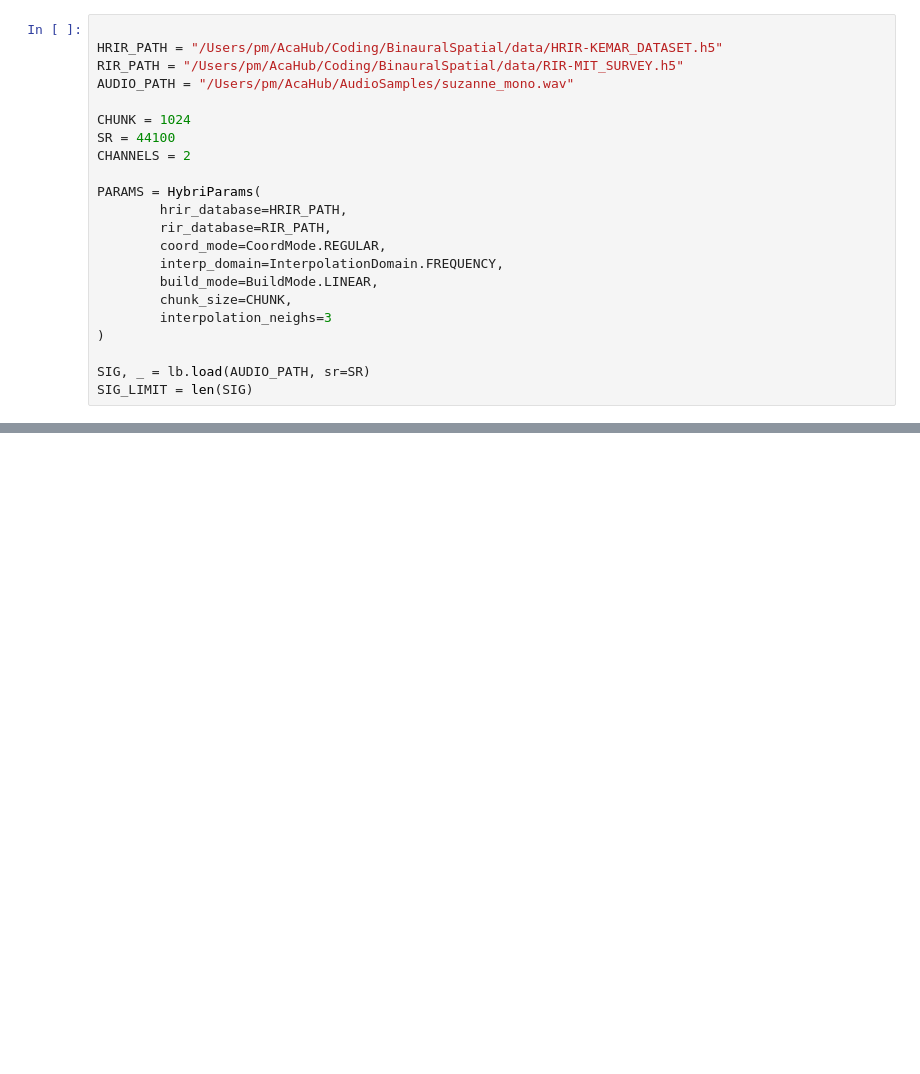
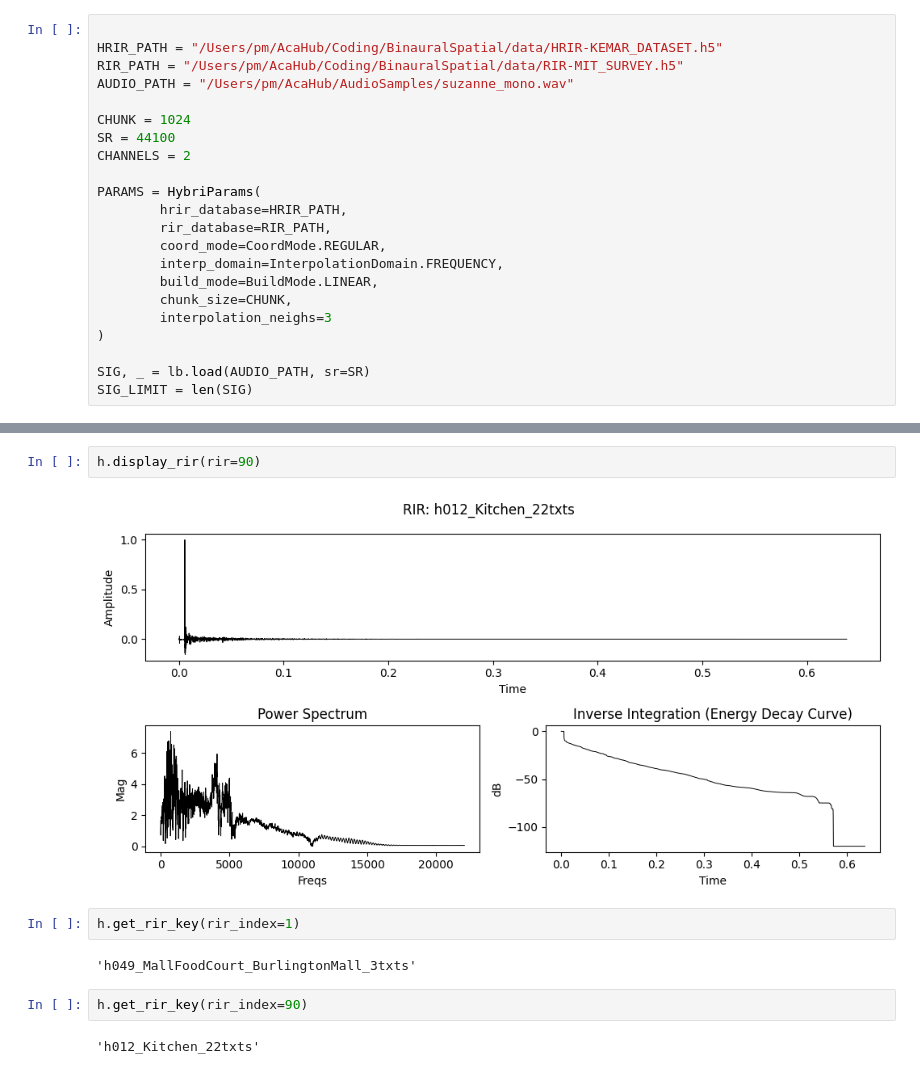
Before and after one commit to PasqualeMainolfi/Hybrizone, a Jupyter notebook: test.ipynb, the cells around one changed output, grey strips where cells are left out. Cells and saved outputs as stored; diff of their text form; blank space fills up the shorter version.

```diff
--- a/test.ipynb
+++ b/test.ipynb
@@ -84,0 +113,12 @@ KeyboardInterrupt:
+# %%
+h.display_rir(rir=90)
+# %% [output]
+[figure, added]
+# %%
+h.get_rir_key(rir_index=1)
+# %% [output]
+'h049_MallFoodCourt_BurlingtonMall_3txts'
+# %%
+h.get_rir_key(rir_index=90)
+# %% [output]
+'h012_Kitchen_22txts'
```
Also changed, not shown: parts of 6 cells of this notebook, 11 other files.
